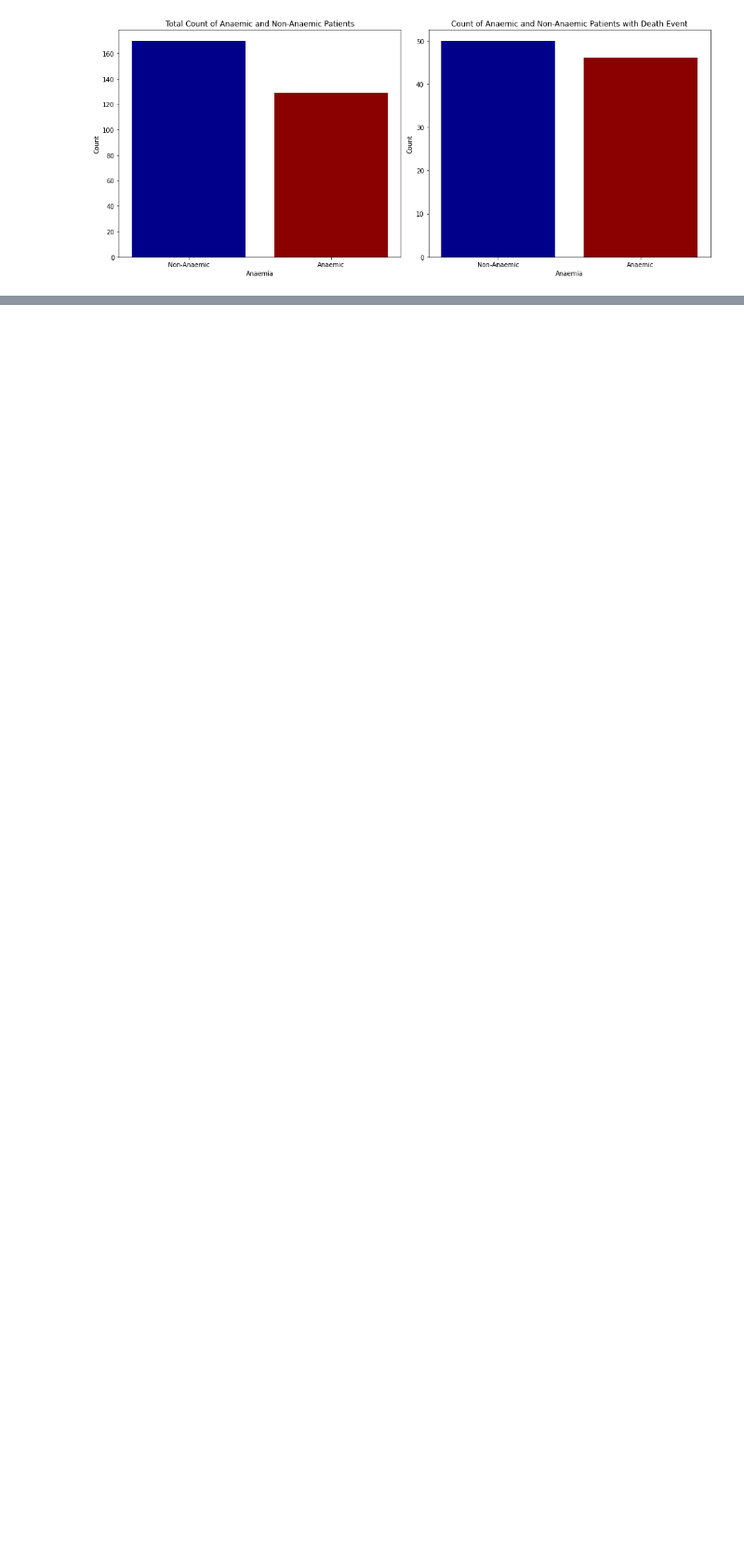
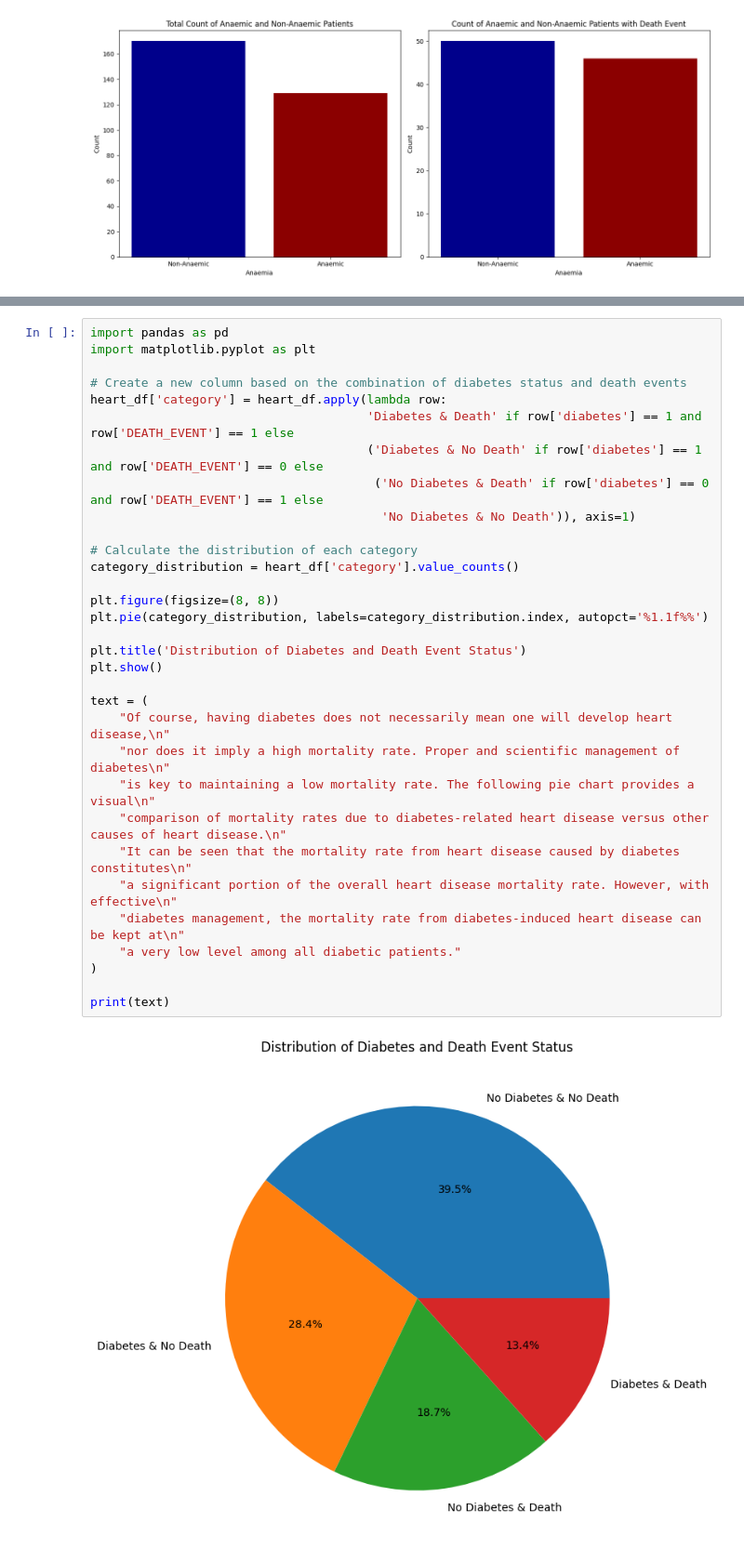
Before and after one commit to faiyted/Project-Cardiac-Disease, a Jupyter notebook: Group-Project.ipynb, the cells around one changed output, grey strips where cells are left out. Shown at 93% size. Cells and saved outputs as stored; diff of their text form; blank space fills up the shorter version.

```diff
--- a/Group-Project.ipynb
+++ b/Group-Project.ipynb
@@ -343,0 +520,34 @@ plt.show()
+# %%
+import pandas as pd
+import matplotlib.pyplot as plt
+
+# Create a new column based on the combination of diabetes status and death events
+heart_df['category'] = heart_df.apply(lambda row:
+                                      'Diabetes & Death' if row['diabetes'] == 1 and row['DEATH_EVENT'] == 1 else
+                                      ('Diabetes & No Death' if row['diabetes'] == 1 and row['DEATH_EVENT'] == 0 else
+                                       ('No Diabetes & Death' if row['diabetes'] == 0 and row['DEATH_EVENT'] == 1 else
+                                        'No Diabetes & No Death')), axis=1)
+
+# Calculate the distribution of each category
+category_distribution = heart_df['category'].value_counts()
+
+plt.figure(figsize=(8, 8))
+plt.pie(category_distribution, labels=category_distribution.index, autopct='%1.1f%%')
+
+plt.title('Distribution of Diabetes and Death Event Status')
+plt.show()
+
+text = (
+    "Of course, having diabetes does not necessarily mean one will develop heart disease,\n"
+    "nor does it imply a high mortality rate. Proper and scientific management of diabetes\n"
+    "is key to maintaining a low mortality rate. The following pie chart provides a visual\n"
+    "comparison of mortality rates due to diabetes-related heart disease versus other causes of heart disease.\n"
+    "It can be seen that the mortality rate from heart disease caused by diabetes constitutes\n"
+    "a significant portion of the overall heart disease mortality rate. However, with effective\n"
+    "diabetes management, the mortality rate from diabetes-induced heart disease can be kept at\n"
+    "a very low level among all diabetic patients."
+)
+
+print(text)
+# %% [output]
+[figure, added]
```
Also changed, not shown: parts of 18 cells of this notebook, 1 other file.
